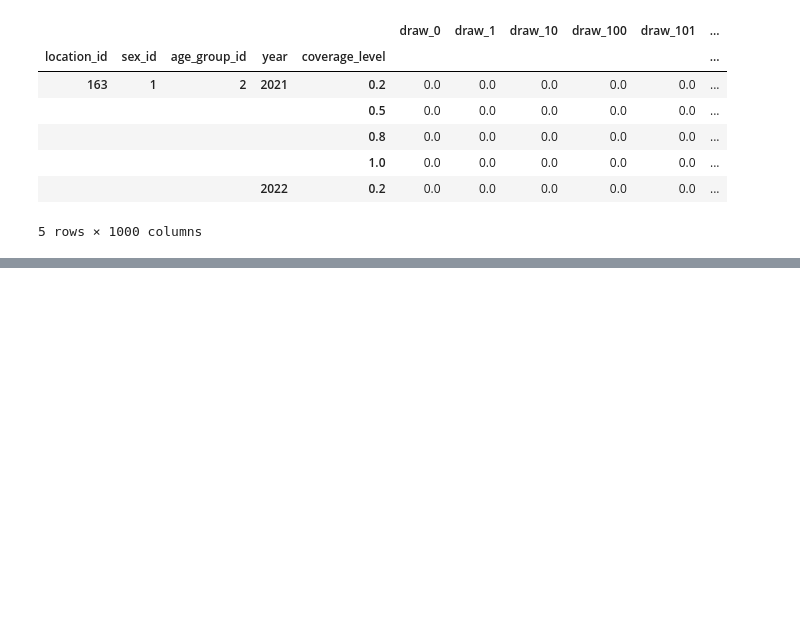
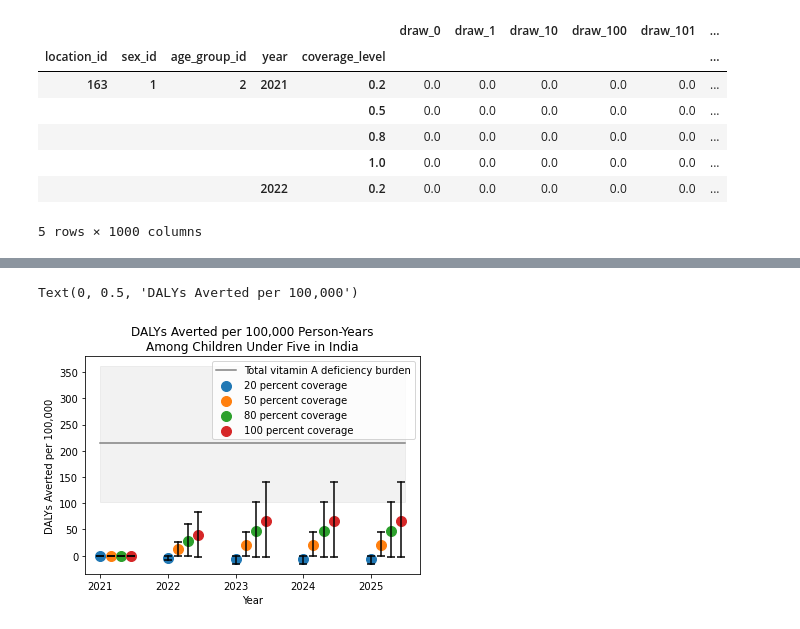
Before and after one commit to ihmeuw/vivarium_data_analysis, a Jupyter notebook: pre_processing/lsff_project/multiplication_models/dichotomous_models/vitamin_a_multiplicative_model.ipynb, the cells around one changed output, grey strips where cells are left out. Saved outputs shown, nothing was run; the diff lists cells and outputs as text; code cells hidden in the pictures; blank space fills up the shorter version.

Commit message:
add hemoglobin model, coverage plots

```diff
--- a/pre_processing/lsff_project/multiplication_models/dichotomous_models/vitamin_a_multiplicative_model.ipynb
+++ b/pre_processing/lsff_project/multiplication_models/dichotomous_models/vitamin_a_multiplicative_model.ipynb
@@ -62,7 +62,8 @@ rr_distribution = lognorm(s=sigma, scale=median)
 baseline_coverage, counterfactual_coverage = generate_overall_coverage_rates(nutrient,
                                                                              vehicle,
                                                                              coverage_levels,
-                                                                             years)
+                                                                             years,
+                                                                             location_ids)
 # %%
 # NOTE: the following functions are vitamin A specific and should not be used universally
 # the coverage functions above assume that all coverage is effective coverage and can be used universally given this assumption
@@ -189,0 +220,30 @@ rates
+# %%
+colors = ['tab:blue','tab:orange','tab:green']
+location_id=163
+for n in list(range(0,len(coverage_levels))):
+    rate = rates.loc[rates.location_id==location_id]
+    rate = rate.loc[rate.coverage_level == coverage_levels[n]]
+    for i in list(range(0,len(rate))):
+        plt.plot([years[i] + 0.15 * n,years[i]+ 0.15 * n],[rate['2.5%'].values[i],rate['97.5%'].values[i]],c='black')
+    plt.scatter(list(np.array(years) + 0.15 * n), rate['mean'],s=100, label=f'{int(coverage_levels[n]*100)} percent coverage')
+    plt.scatter(list(np.array(years) + 0.15 * n), rate['2.5%'],s=50, marker='_', c='black')
+    plt.scatter(list(np.array(years) + 0.15 * n), rate['97.5%'],s=50, marker='_', c='black')
+
+env = (paf_dalys_deficiency * dalys).groupby('location_id').sum().reset_index()
+env = env.loc[env.location_id==location_id]
+env = env.apply(pd.DataFrame.describe, percentiles=[0.025,0.975], axis=1)
+env['mean'] = env['mean'] / pop.reset_index().loc[pop.reset_index().location_id==location_id]['population'].values * 100_000
+env['2.5%'] = env['2.5%'] / pop.reset_index().loc[pop.reset_index().location_id==location_id]['population'].values * 100_000
+env['97.5%'] = env['97.5%'] / pop.reset_index().loc[pop.reset_index().location_id==location_id]['population'].values * 100_000
+plt.plot(years + [2025.5], [env['mean'].values[0]] * (len(years)+1), color='grey',label='Total vitamin A deficiency burden')
+plt.fill_between(years + [2025.5], [env['2.5%'].values[0]] * (len(years)+1), [env['97.5%'].values[0]] * (len(years)+1), color='grey', alpha=0.1)
+
+plt.plot()
+plt.xticks(years)
+plt.title('DALYs Averted per 100,000 Person-Years\nAmong Children Under Five in India')
+plt.legend()
+plt.xlabel('Year')
+plt.ylabel('DALYs Averted per 100,000')
+# %% [output]
+Text(0, 0.5, 'DALYs Averted per 100,000')
+[figure, added]
```
Also changed, not shown: parts of 9 cells of this notebook, 21 other files.
